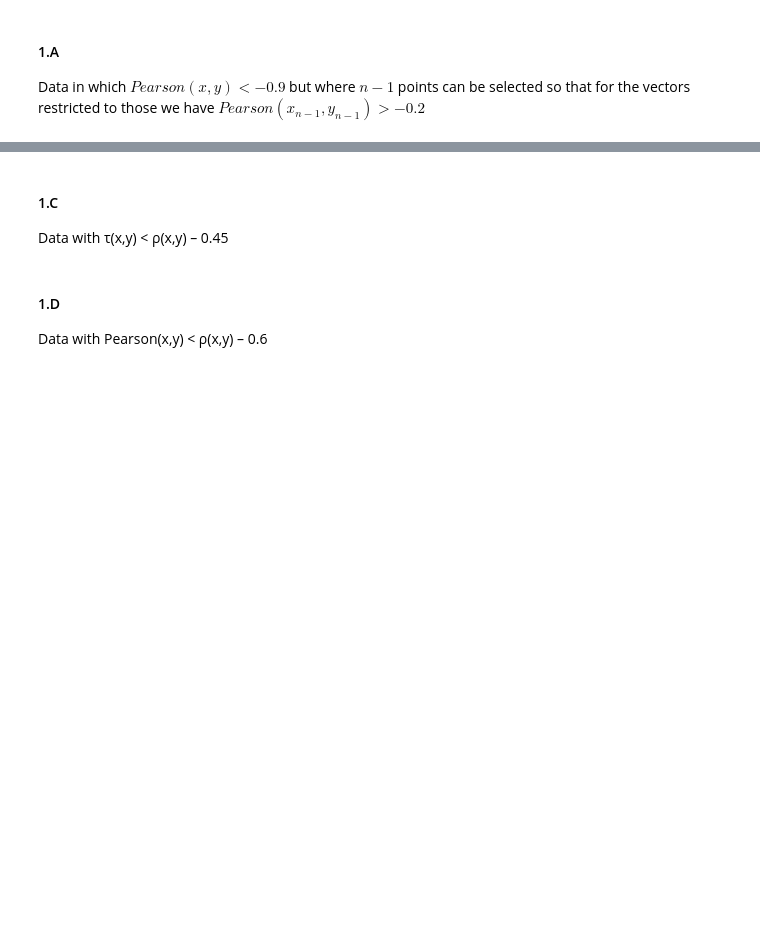
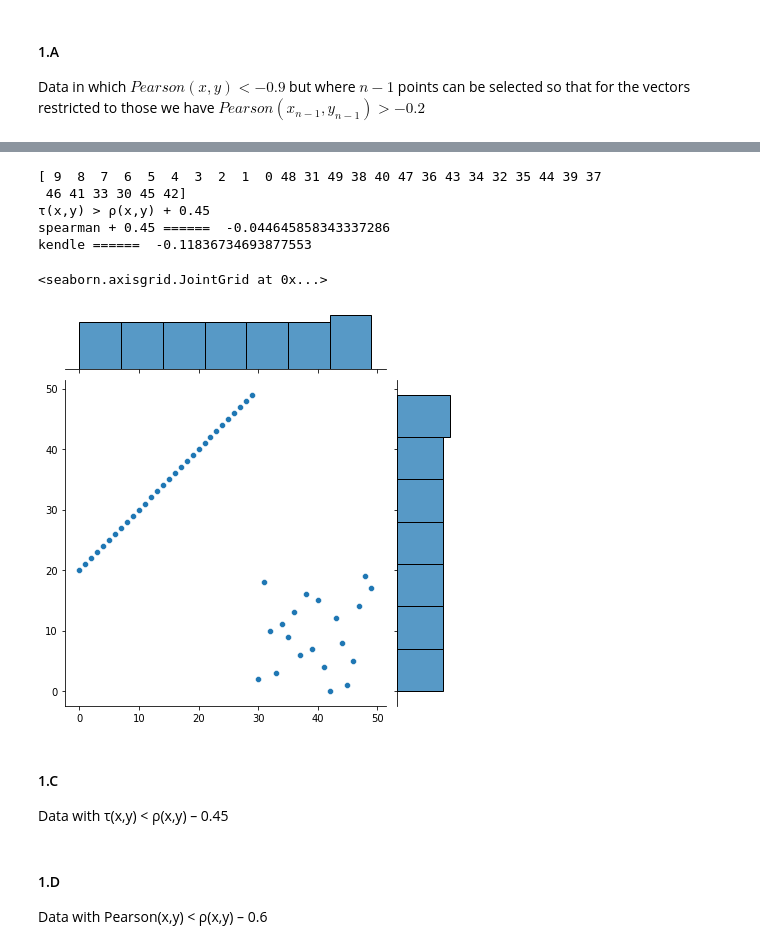
Before and after one commit to Alon-daniel/statistis, a Jupyter notebook: statistics/hw3/HW3_clean.ipynb, the cells around one changed output, grey strips where cells are left out. Saved outputs shown, nothing was run; the diff lists cells and outputs as text; code cells hidden in the pictures; blank space fills up the shorter version.

```diff
--- a/statistics/hw3/HW3_clean.ipynb
+++ b/statistics/hw3/HW3_clean.ipynb
@@ -30,4 +70,26 @@ Data in which  $Pearson(x,y) < -0.9$ but where $n-1$ points can be selected so t
 Data with τ(x,y) > ρ(x,y) + 0.45
+# %%
+Y = np.flip(np.arange(50))
+# Y = np.concatenate(np.flip(np.arange(25)), np.arange(25, 50))
+X_1 = np.flip(np.arange(30))
+X_2 = np.arange(30, 50)
+np.random.shuffle(X_2)
+# print(X_2 )
+# print(Y_2)
+X = np.concatenate((X_1, X_2), axis=0)
+print(X[20:])
+print('τ(x,y) > ρ(x,y) + 0.45')
+print('spearman + 0.45 ====== ', stats.spearmanr(X, Y)[0] + 0.45)
+print('kendle ====== ', stats.kendalltau(X, Y)[0])
+sns.jointplot(X, Y)
+# %% [output]
+[ 9  8  7  6  5  4  3  2  1  0 48 31 49 38 40 47 36 43 34 32 35 44 39 37
+ 46 41 33 30 45 42]
+τ(x,y) > ρ(x,y) + 0.45
+spearman + 0.45 ======  -0.044645858343337286
+kendle ======  -0.11836734693877553
+<seaborn.axisgrid.JointGrid at 0x...>
+[figure, added]
 # %% [markdown]
 #### 1.C
 Data with τ(x,y) < ρ(x,y) – 0.45
```
Also changed, not shown: parts of 33 cells of this notebook, 2 other files.
